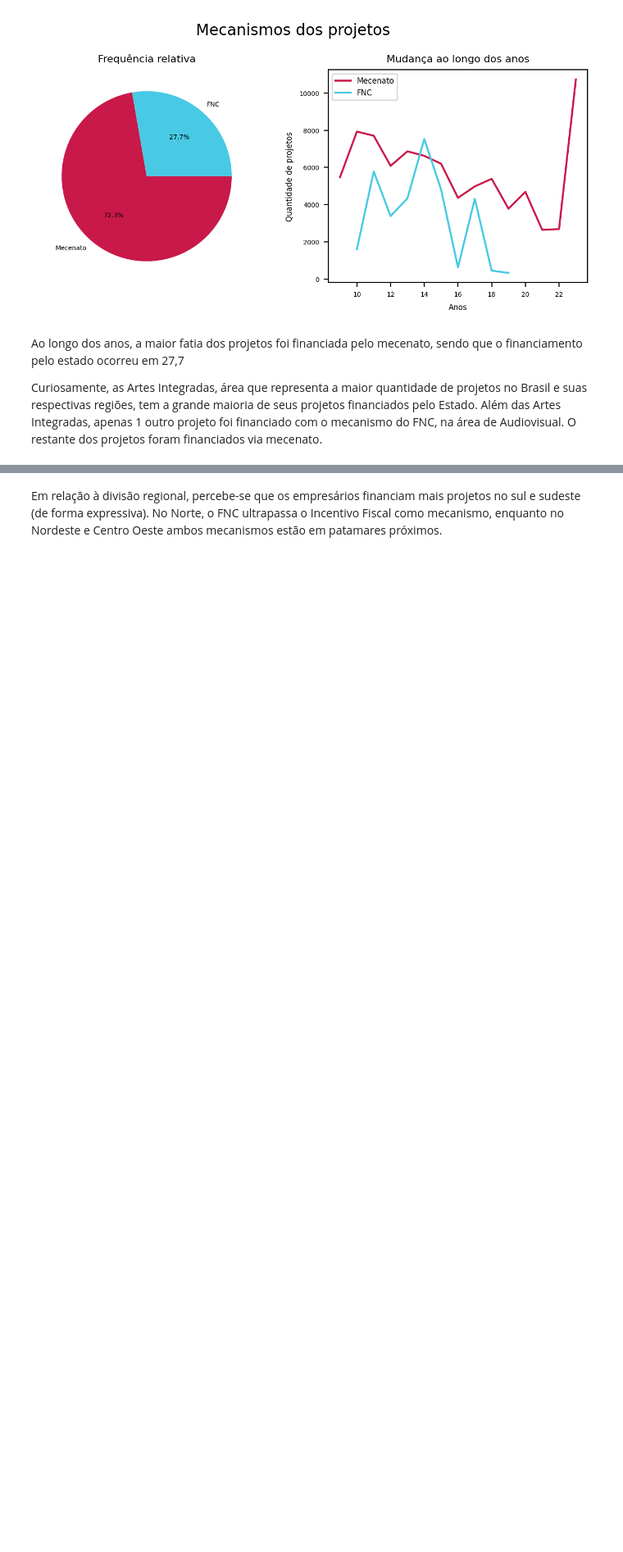
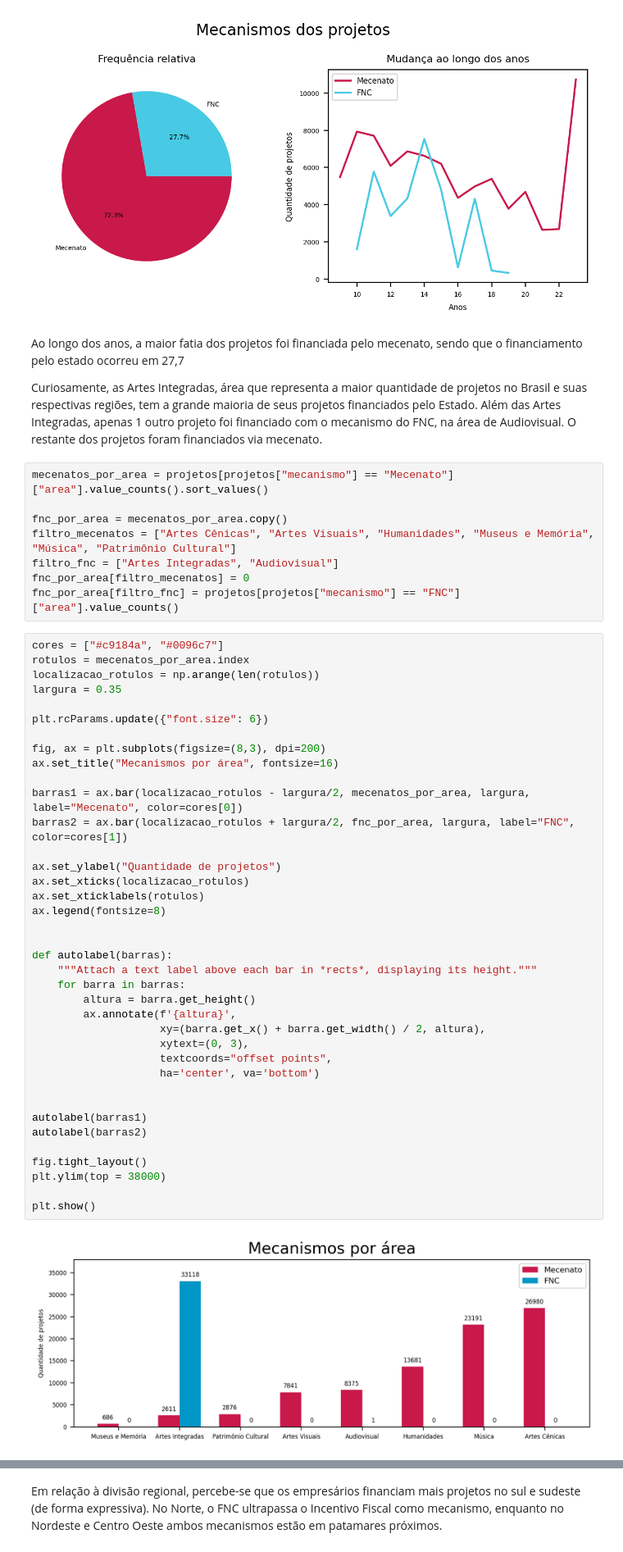
Before and after one commit to lorenaaxbastos/santander-coders-projects, a Jupyter notebook: Unit 2 - Programming Techniques I (PY)/Projeto EDA - Análise do Dataset da Lei Rouanet.ipynb, the cells around one changed output, grey strips where cells are left out. Shown at 82% size. Drawn from its saved outputs; the diff is of its cells as text; blank space fills up the shorter version.

Commit message:
feat add bar graph for 'mecanismos por área'

```diff
--- a/Unit 2 - Programming Techniques I (PY)/Projeto EDA - Análise do Dataset da Lei Rouanet.ipynb
+++ b/Unit 2 - Programming Techniques I (PY)/Projeto EDA - Análise do Dataset da Lei Rouanet.ipynb
@@ -456,4 +456,52 @@ plt.ylabel("Quantidade de projetos", fontsize=6);
 Ao longo dos anos, a maior fatia dos projetos foi financiada pelo mecenato, sendo que o financiamento pelo estado ocorreu em 27,7
 
 Curiosamente, as Artes Integradas, área que representa a maior quantidade de projetos no Brasil e suas respectivas regiões, tem a grande maioria de seus projetos financiados pelo Estado. Além das Artes Integradas, apenas 1 outro projeto foi financiado com o mecanismo do FNC, na área de Audiovisual. O restante dos projetos foram financiados via mecenato.
+# %%
+mecenatos_por_area = projetos[projetos["mecanismo"] == "Mecenato"]["area"].value_counts().sort_values()
+
+fnc_por_area = mecenatos_por_area.copy()
+filtro_mecenatos = ["Artes Cênicas", "Artes Visuais", "Humanidades", "Museus e Memória", "Música", "Patrimônio Cultural"]
+filtro_fnc = ["Artes Integradas", "Audiovisual"]
+fnc_por_area[filtro_mecenatos] = 0
+fnc_por_area[filtro_fnc] = projetos[projetos["mecanismo"] == "FNC"]["area"].value_counts()
+# %%
+cores = ["#c9184a", "#0096c7"]
+rotulos = mecenatos_por_area.index
+localizacao_rotulos = np.arange(len(rotulos))
+largura = 0.35
+
+plt.rcParams.update({"font.size": 6})
+
+fig, ax = plt.subplots(figsize=(8,3), dpi=200)
+ax.set_title("Mecanismos por área", fontsize=16)
+
+barras1 = ax.bar(localizacao_rotulos - largura/2, mecenatos_por_area, largura, label="Mecenato", color=cores[0])
+barras2 = ax.bar(localizacao_rotulos + largura/2, fnc_por_area, largura, label="FNC", color=cores[1])
+
+ax.set_ylabel("Quantidade de projetos")
+ax.set_xticks(localizacao_rotulos)
+ax.set_xticklabels(rotulos)
+ax.legend(fontsize=8)
+
+
+def autolabel(barras):
+    """Attach a text label above each bar in *rects*, displaying its height."""
+    for barra in barras:
+        altura = barra.get_height()
+        ax.annotate(f'{altura}',
+                    xy=(barra.get_x() + barra.get_width() / 2, altura),
+                    xytext=(0, 3),
+                    textcoords="offset points",
+                    ha='center', va='bottom')
+
+
+autolabel(barras1)
+autolabel(barras2)
+
+fig.tight_layout()
+plt.ylim(top = 38000)
+
+plt.show()
+# %% [output]
+[figure, added]
 # %%
```
Also changed, not shown: parts of 1 cell of this notebook.
